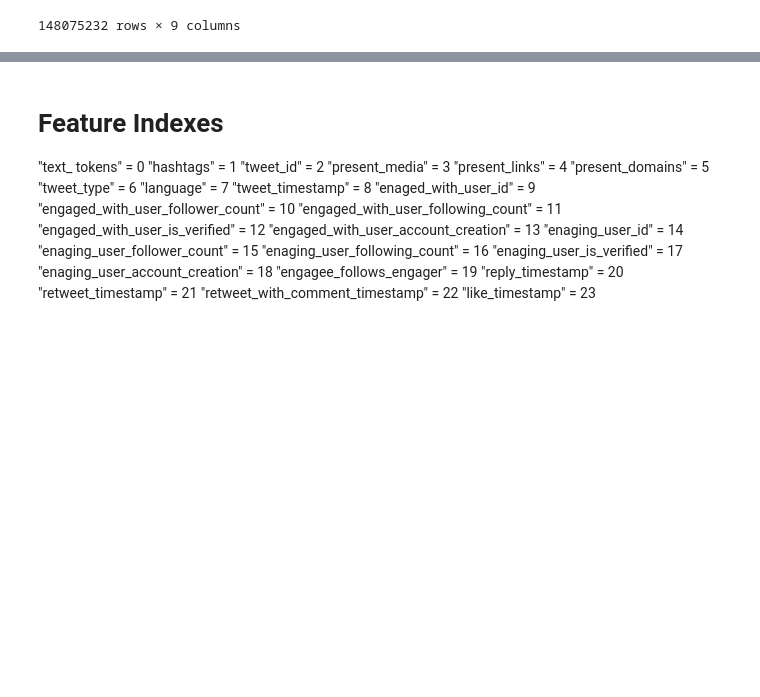
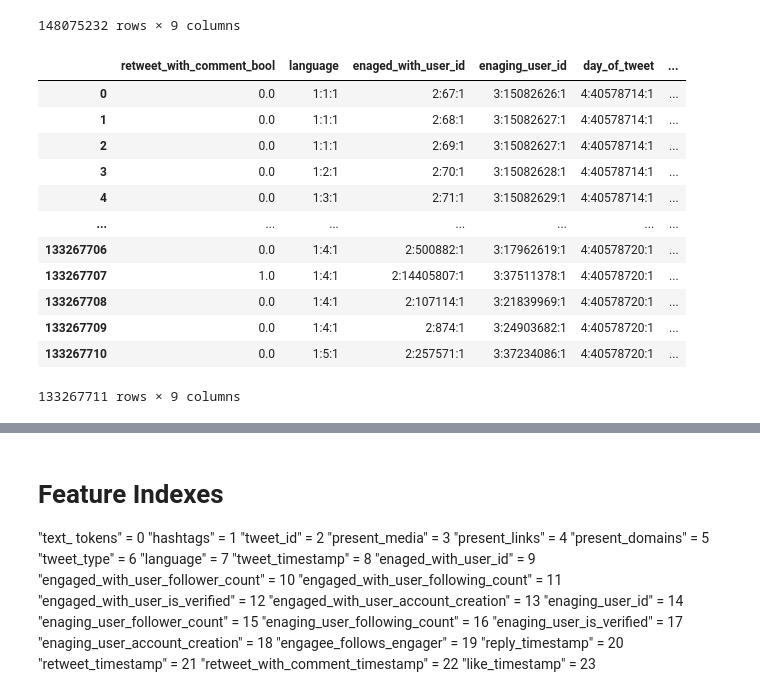
Before and after one commit to sumitsidana/recsys_challenge_2020, a Jupyter notebook: handling_large_categorical_data/Untitled2.ipynb, the cells around one changed output, grey strips where cells are left out. Drawn from its saved outputs; the diff is of its cells as text; code cells hidden in the pictures; blank space fills up the shorter version.

Commit message:
ffm retweet comment

```diff
--- a/handling_large_categorical_data/Untitled2.ipynb
+++ b/handling_large_categorical_data/Untitled2.ipynb
@@ -105,3 +118,5 @@ data.head()
+# %%
+data['day_of_tweet'] = data['day_of_tweet'].astype(str)
 # %%
 class LibffmConverter:
     """Converts an input dataframe to another dataframe in libffm format. A text file of the converted
@@ -446,0 +460,18 @@ df_out
+# %%
+train_ffm, test_ffm = df_out.xs(0),df_out.xs(1)
+# %%
+train_ffm
+# %% [output]
+|  | retweet_with_comment_bool | language | enaged_with_user_id | enaging_user_id | day_of_tweet | ... |
+| 0 | 0.0 | 1:1:1 | 2:67:1 | 3:15082626:1 | 4:40578714:1 | ... |
+| 1 | 0.0 | 1:1:1 | 2:68:1 | 3:15082627:1 | 4:40578714:1 | ... |
+| 2 | 0.0 | 1:1:1 | 2:69:1 | 3:15082627:1 | 4:40578714:1 | ... |
+| 3 | 0.0 | 1:2:1 | 2:70:1 | 3:15082628:1 | 4:40578714:1 | ... |
+| 4 | 0.0 | 1:3:1 | 2:71:1 | 3:15082629:1 | 4:40578714:1 | ... |
+| ... | ... | ... | ... | ... | ... | ... |
+| 133267706 | 0.0 | 1:4:1 | 2:500882:1 | 3:17962619:1 | 4:40578720:1 | ... |
+| 133267707 | 1.0 | 1:4:1 | 2:14405807:1 | 3:37511378:1 | 4:40578720:1 | ... |
+| 133267708 | 0.0 | 1:4:1 | 2:107114:1 | 3:21839969:1 | 4:40578720:1 | ... |
+| 133267709 | 0.0 | 1:4:1 | 2:874:1 | 3:24903682:1 | 4:40578720:1 | ... |
+| 133267710 | 0.0 | 1:5:1 | 2:257571:1 | 3:37234086:1 | 4:40578720:1 | ... |
+133267711 rows × 9 columns
```
Also changed, not shown: parts of 6 cells of this notebook, 2 other files.
